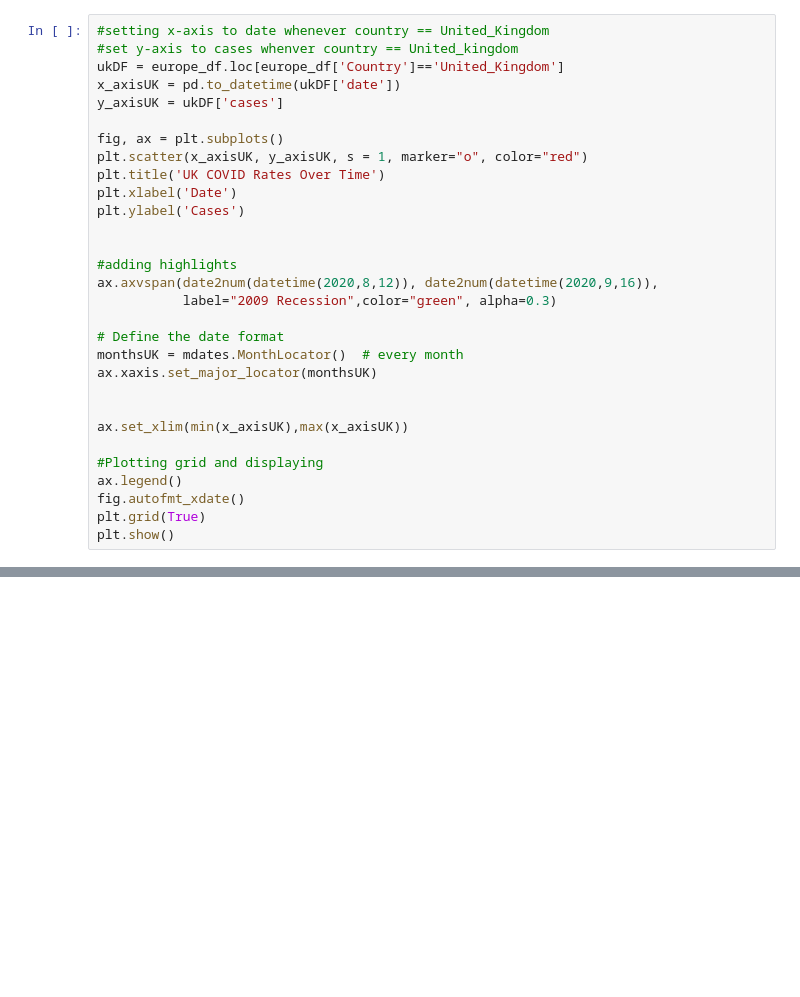
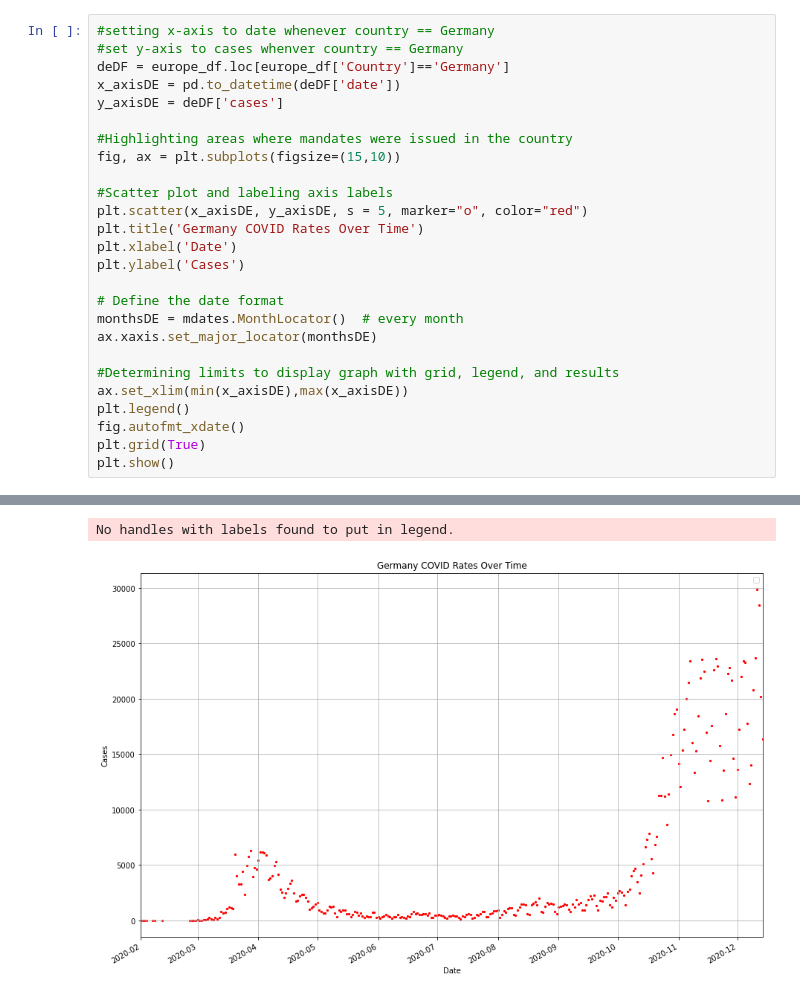
Before and after one commit to AIndian/Covid-19-international, a Jupyter notebook: Data Visual/Visualizing Data.ipynb, the cells around one changed output, grey strips where cells are left out. Drawn from its saved outputs; the diff is of its cells as text; blank space fills up the shorter version.

```diff
--- a/Data Visual/Visualizing Data.ipynb
+++ b/Data Visual/Visualizing Data.ipynb
@@ -49,30 +192,26 @@ Name: Country, dtype: int64
 # %%
-#setting x-axis to date whenever country == United_Kingdom
-#set y-axis to cases whenver country == United_kingdom
-ukDF = europe_df.loc[europe_df['Country']=='United_Kingdom']
-x_axisUK = pd.to_datetime(ukDF['date'])
-y_axisUK = ukDF['cases']
+#setting x-axis to date whenever country == Germany
+#set y-axis to cases whenver country == Germany
+deDF = europe_df.loc[europe_df['Country']=='Germany']
+x_axisDE = pd.to_datetime(deDF['date'])
+y_axisDE = deDF['cases']
 
-fig, ax = plt.subplots()
-plt.scatter(x_axisUK, y_axisUK, s = 1, marker="o", color="red")
-plt.title('UK COVID Rates Over Time')
+#Highlighting areas where mandates were issued in the country
+fig, ax = plt.subplots(figsize=(15,10))
+
+#Scatter plot and labeling axis labels
+plt.scatter(x_axisDE, y_axisDE, s = 5, marker="o", color="red")
+plt.title('Germany COVID Rates Over Time')
 plt.xlabel('Date')
 plt.ylabel('Cases')
 
+# Define the date format
+monthsDE = mdates.MonthLocator()  # every month
+ax.xaxis.set_major_locator(monthsDE)
 
-#adding highlights
-ax.axvspan(date2num(datetime(2020,8,12)), date2num(datetime(2020,9,16)),
-           label="2009 Recession",color="green", alpha=0.3)
-
-# Define the date format
-monthsUK = mdates.MonthLocator()  # every month
-ax.xaxis.set_major_locator(monthsUK)
-
-
-ax.set_xlim(min(x_axisUK),max(x_axisUK))
-
-#Plotting grid and displaying
-ax.legend()
+#Determining limits to display graph with grid, legend, and results
+ax.set_xlim(min(x_axisDE),max(x_axisDE))
+plt.legend()
 fig.autofmt_xdate()
 plt.grid(True)
 plt.show()
@@ -81,0 +219,2 @@ plt.show()
+No handles with labels found to put in legend.
+[figure, added]
```
Also changed, not shown: parts of 41 cells of this notebook, 6 other files.
